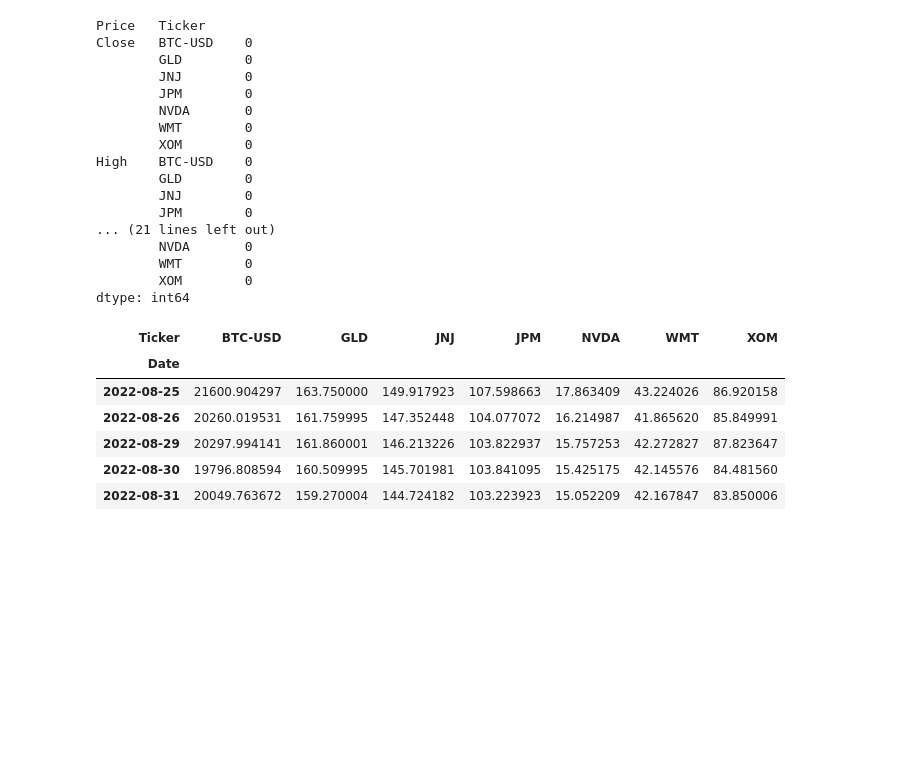
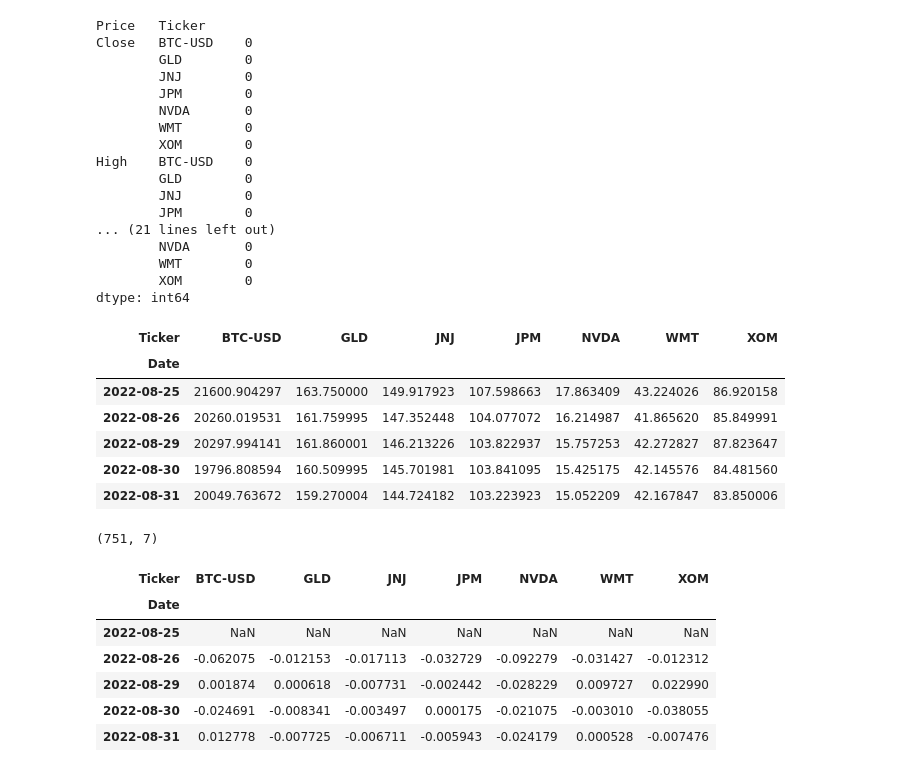
Before and after one commit to Jesskiroff/multyi-stock-analysis-project, a Jupyter notebook: stock_analysis.ipynb, the cells around one changed output. Saved outputs shown, nothing was run; the diff lists cells and outputs as text; code cells hidden in the pictures; blank space fills up the shorter version.

```diff
--- a/stock_analysis.ipynb
+++ b/stock_analysis.ipynb
@@ -138,3 +138,18 @@ close.head()
 | 2022-08-29 | 20297.994141 | 161.860001 | 146.213226 | 103.822937 | 15.757253 | 42.272827 | 87.823647 |
 | 2022-08-30 | 19796.808594 | 160.509995 | 145.701981 | 103.841095 | 15.425175 | 42.145576 | 84.481560 |
 | 2022-08-31 | 20049.763672 | 159.270004 | 144.724182 | 103.223923 | 15.052209 | 42.167847 | 83.850006 |
+# %%
+close.shape
+# %% [output]
+(751, 7)
+# %%
+returns = close.pct_change()
+returns.head()
+# %% [output]
+| Ticker | BTC-USD | GLD | JNJ | JPM | NVDA | WMT | XOM |
+| Date |  |  |  |  |  |  |  |
+| 2022-08-25 | NaN | NaN | NaN | NaN | NaN | NaN | NaN |
+| 2022-08-26 | -0.062075 | -0.012153 | -0.017113 | -0.032729 | -0.092279 | -0.031427 | -0.012312 |
+| 2022-08-29 | 0.001874 | 0.000618 | -0.007731 | -0.002442 | -0.028229 | 0.009727 | 0.022990 |
+| 2022-08-30 | -0.024691 | -0.008341 | -0.003497 | 0.000175 | -0.021075 | -0.003010 | -0.038055 |
+| 2022-08-31 | 0.012778 | -0.007725 | -0.006711 | -0.005943 | -0.024179 | 0.000528 | -0.007476 |
```
Also changed, not shown: parts of 6 cells of this notebook.
